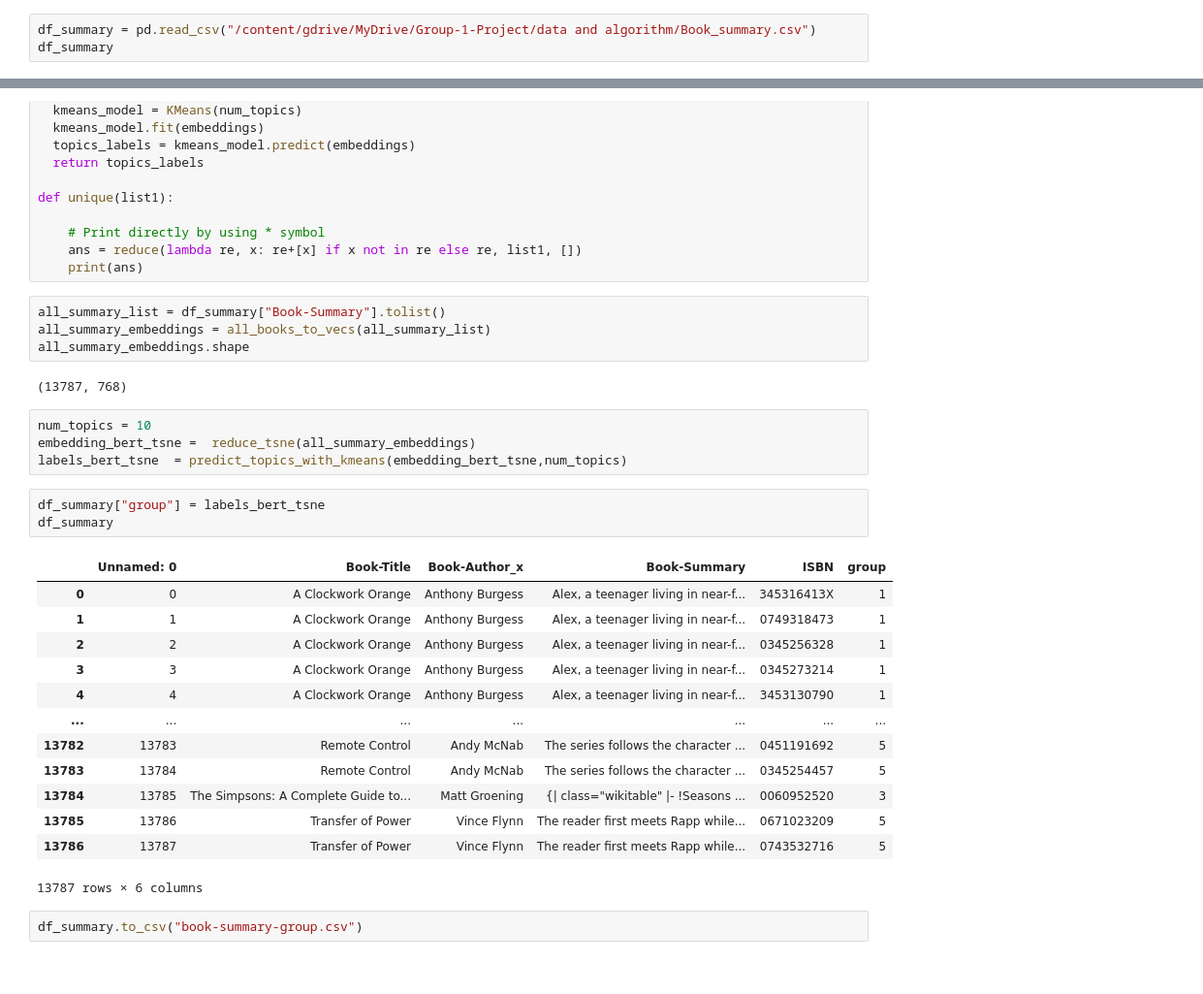
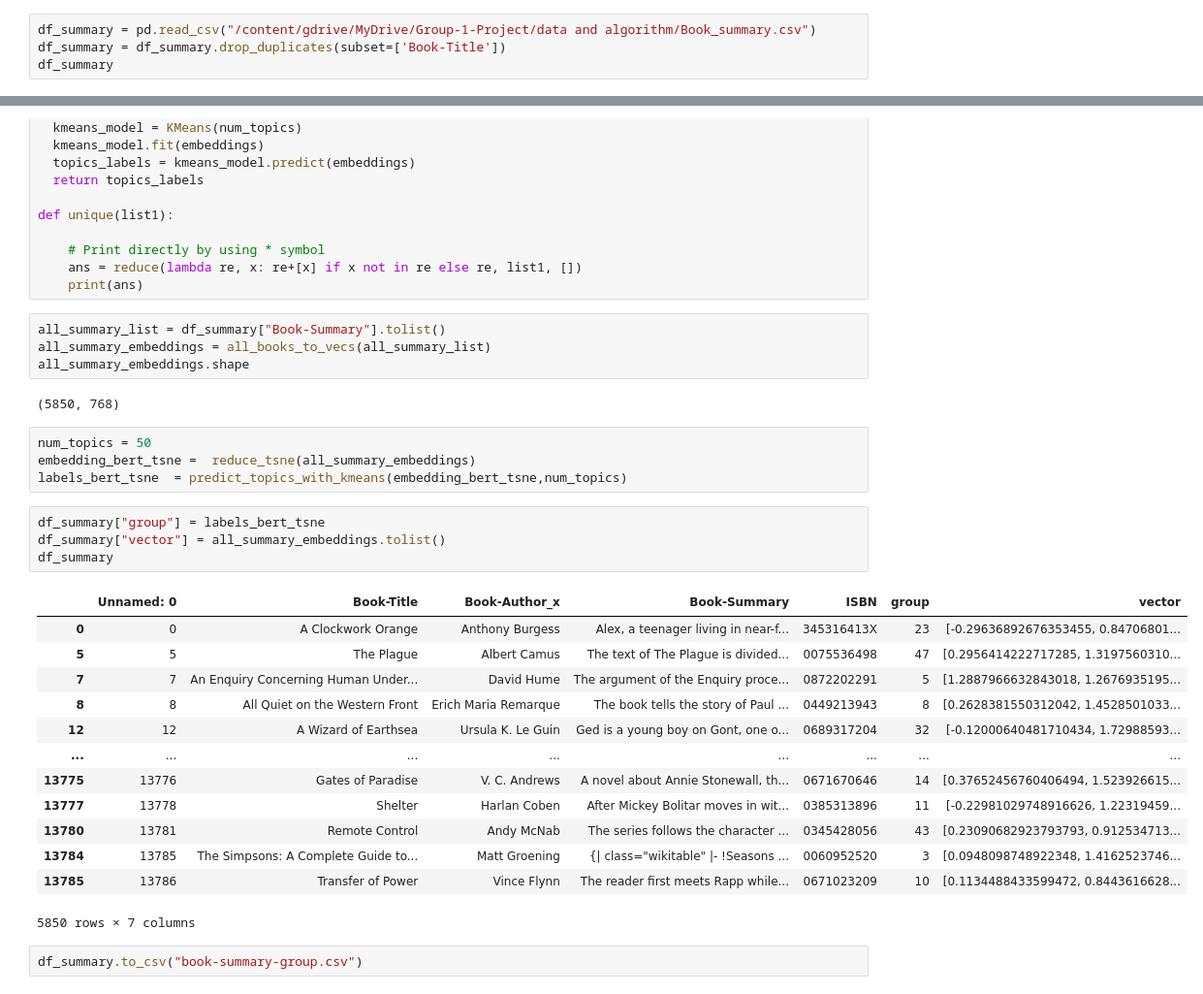
Before and after one commit to CS222-UIUC/BookRec, a Jupyter notebook: data and algorithm/booksRecBert.ipynb, the cells around one changed output, grey strips where cells are left out. Shown: that part at 97% size. Saved outputs shown, nothing was run; the diff lists cells and outputs as text.

Commit message:
output vectorized book into csv

```diff
--- a/data and algorithm/booksRecBert.ipynb
+++ b/data and algorithm/booksRecBert.ipynb
@@ -32,6 +32,7 @@ model = BertModel.from_pretrained('bert-base-uncased',
 model_bert = SentenceTransformer('bert-base-nli-max-tokens')
 # %%
 df_summary = pd.read_csv("/content/gdrive/MyDrive/Group-1-Project/data and algorithm/Book_summary.csv")
+df_summary = df_summary.drop_duplicates(subset=['Book-Title'])
 df_summary
 # %% [output]
 |  | Unnamed: 0 | Book-Title | Book-Author_x | Book-Summary | ISBN |
@@ -74,28 +75,29 @@ all_summary_list = df_summary["Book-Summary"].tolist()
 all_summary_embeddings = all_books_to_vecs(all_summary_list)
 all_summary_embeddings.shape
 # %% [output]
-(13787, 768)
+(5850, 768)
 # %%
-num_topics = 10
+num_topics = 50
 embedding_bert_tsne =  reduce_tsne(all_summary_embeddings)
 labels_bert_tsne  = predict_topics_with_kmeans(embedding_bert_tsne,num_topics)
 # %%
 df_summary["group"] = labels_bert_tsne
+df_summary["vector"] = all_summary_embeddings.tolist()
 df_summary
 # %% [output]
-|  | Unnamed: 0 | Book-Title | Book-Author_x | Book-Summary | ISBN | group |
-| 0 | 0 | A Clockwork Orange | Anthony Burgess | Alex, a teenager living in near-f... | 345316413X | 1 |
-| 1 | 1 | A Clockwork Orange | Anthony Burgess | Alex, a teenager living in near-f... | 0749318473 | 1 |
-| 2 | 2 | A Clockwork Orange | Anthony Burgess | Alex, a teenager living in near-f... | 0345256328 | 1 |
-| 3 | 3 | A Clockwork Orange | Anthony Burgess | Alex, a teenager living in near-f... | 0345273214 | 1 |
-| 4 | 4 | A Clockwork Orange | Anthony Burgess | Alex, a teenager living in near-f... | 3453130790 | 1 |
-| ... | ... | ... | ... | ... | ... | ... |
-| 13782 | 13783 | Remote Control | Andy McNab | The series follows the character ... | 0451191692 | 5 |
-| 13783 | 13784 | Remote Control | Andy McNab | The series follows the character ... | 0345254457 | 5 |
-| 13784 | 13785 | The Simpsons: A Complete Guide to... | Matt Groening | {| class="wikitable" |- !Seasons ... | 0060952520 | 3 |
-| 13785 | 13786 | Transfer of Power | Vince Flynn | The reader first meets Rapp while... | 0671023209 | 5 |
-| 13786 | 13787 | Transfer of Power | Vince Flynn | The reader first meets Rapp while... | 0743532716 | 5 |
+|  | Unnamed: 0 | Book-Title | Book-Author_x | Book-Summary | ISBN | group | vector |
+| 0 | 0 | A Clockwork Orange | Anthony Burgess | Alex, a teenager living in near-f... | 345316413X | 23 | [-0.29636892676353455, 0.84706801... |
+| 5 | 5 | The Plague | Albert Camus | The text of The Plague is divided... | 0075536498 | 47 | [0.2956414222717285, 1.3197560310... |
+| 7 | 7 | An Enquiry Concerning Human Under... | David Hume | The argument of the Enquiry proce... | 0872202291 | 5 | [1.2887966632843018, 1.2676935195... |
+| 8 | 8 | All Quiet on the Western Front | Erich Maria Remarque | The book tells the story of Paul ... | 0449213943 | 8 | [0.2628381550312042, 1.4528501033... |
+| 12 | 12 | A Wizard of Earthsea | Ursula K. Le Guin | Ged is a young boy on Gont, one o... | 0689317204 | 32 | [-0.12000640481710434, 1.72988593... |
+| ... | ... | ... | ... | ... | ... | ... | ... |
+| 13775 | 13776 | Gates of Paradise | V. C. Andrews | A novel about Annie Stonewall, th... | 0671670646 | 14 | [0.37652456760406494, 1.523926615... |
+| 13777 | 13778 | Shelter | Harlan Coben | After Mickey Bolitar moves in wit... | 0385313896 | 11 | [-0.22981029748916626, 1.22319459... |
+| 13780 | 13781 | Remote Control | Andy McNab | The series follows the character ... | 0345428056 | 43 | [0.23090682923793793, 0.912534713... |
+| 13784 | 13785 | The Simpsons: A Complete Guide to... | Matt Groening | {| class="wikitable" |- !Seasons ... | 0060952520 | 3 | [0.0948098748922348, 1.4162523746... |
+| 13785 | 13786 | Transfer of Power | Vince Flynn | The reader first meets Rapp while... | 0671023209 | 10 | [0.1134488433599472, 0.8443616628... |
-13787 rows × 6 columns
+5850 rows × 7 columns
 # %%
 df_summary.to_csv("book-summary-group.csv")
 # %%
```
Also changed, not shown: parts of 1 cell of this notebook.
